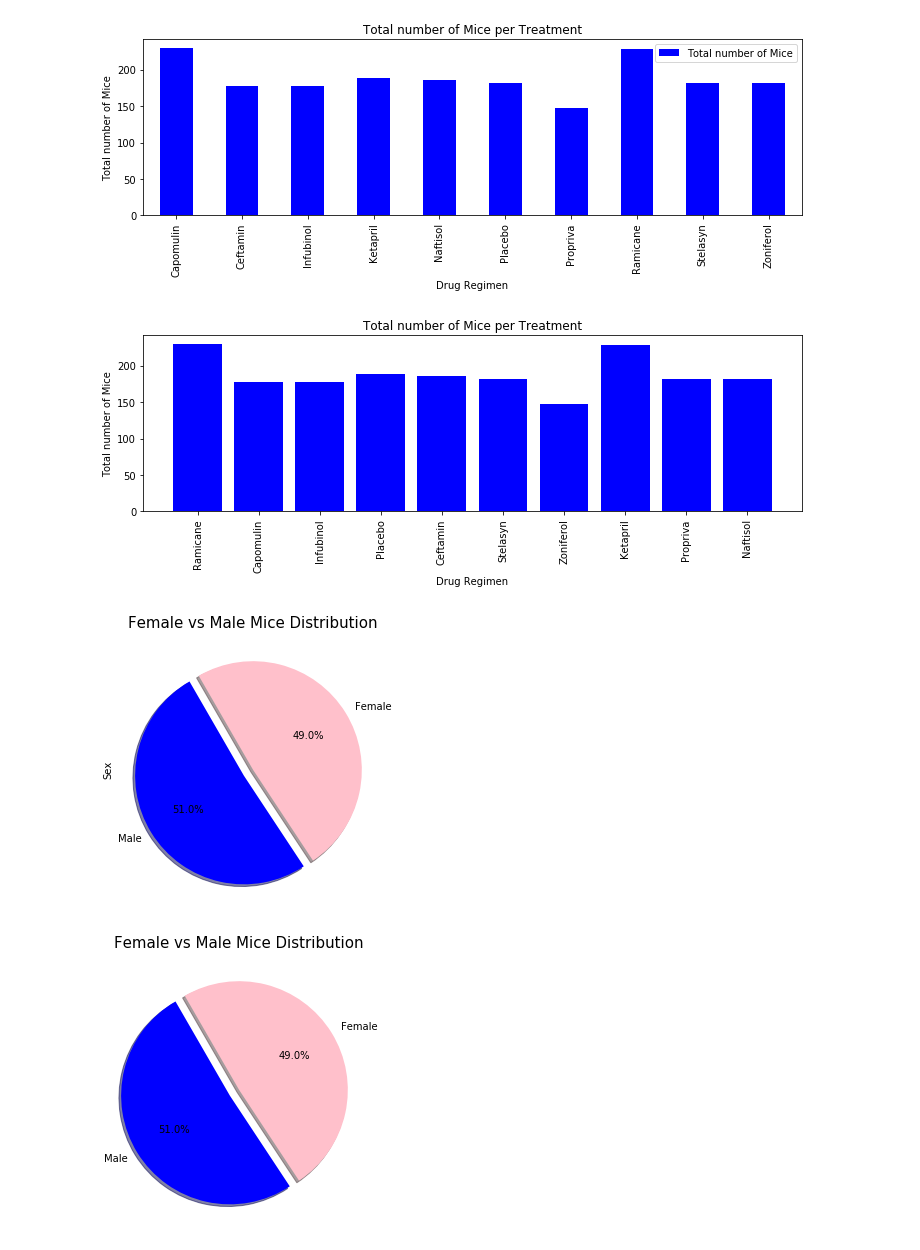
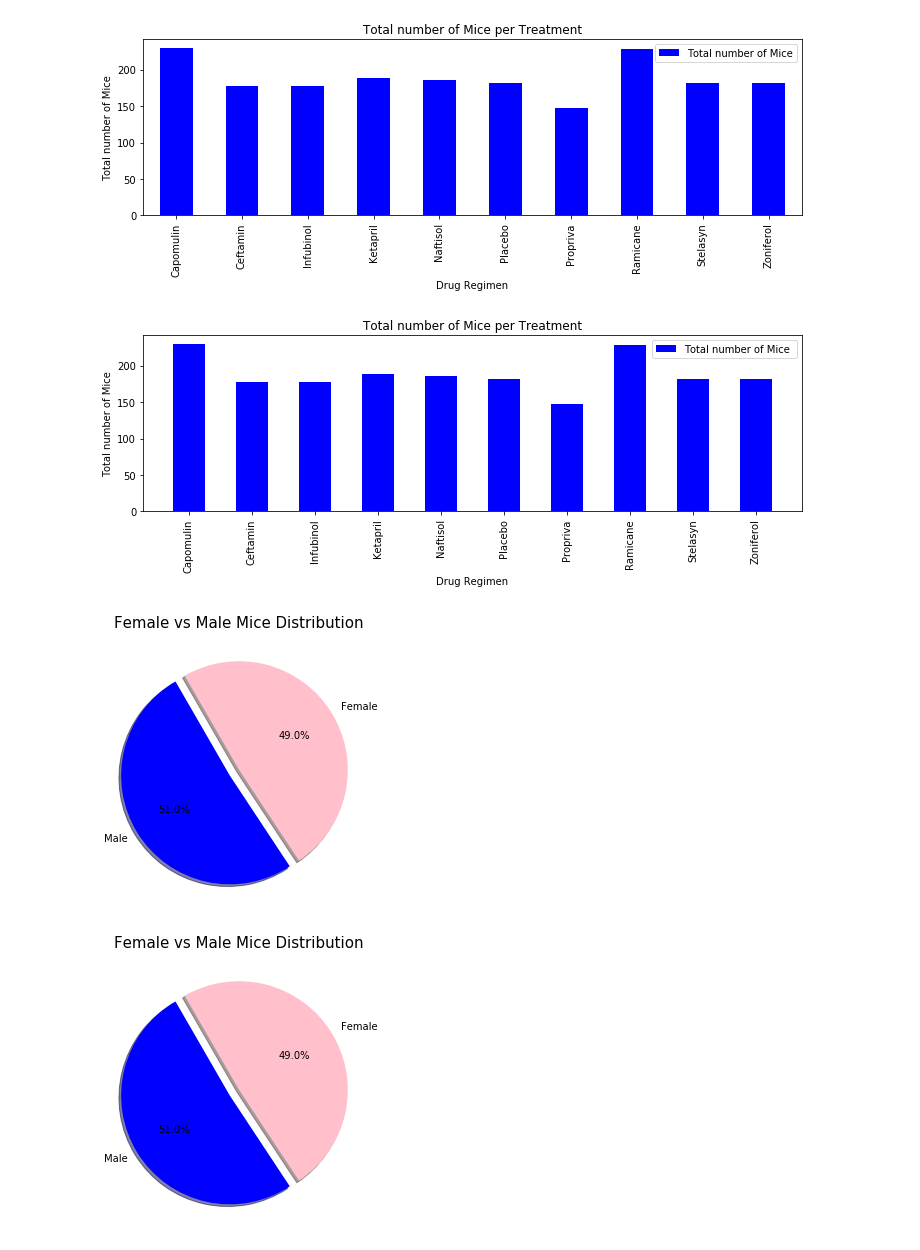
Before and after one commit to UoT-Bootcamp/Python-Matplotlib-Challenge, a Jupyter notebook: 05-Matplotlib_Homework_Instructions_Pymaceuticals_pymaceuticals_starter.ipynb, the cells around one changed output. Drawn from its saved outputs; the diff is of its cells as text; code cells hidden in the pictures.

```diff
--- a/05-Matplotlib_Homework_Instructions_Pymaceuticals_pymaceuticals_starter.ipynb
+++ b/05-Matplotlib_Homework_Instructions_Pymaceuticals_pymaceuticals_starter.ipynb
@@ -18,10 +18,10 @@ mouse_metadata = pd.read_csv(mouse_metadata_path)
 study_results = pd.read_csv(study_results_path)
 
 # Combine the data into a single dataset
-mouse_study_data_df = pd.merge(left= mouse_metadata, right = study_results, on = "Mouse ID", how = "outer")
+combined_df = pd.merge(left= mouse_metadata, right = study_results, on = "Mouse ID", how = "outer")
 
 # Display the data table for preview
-mouse_study_data_df.head()
+combined_df.head()
 # %% [output]
 |  | Mouse ID | Drug Regimen | Sex | Age_months | Weight (g) | Timepoint | Tumor Volume (mm3) | ... |
 | 0 | k403 | Ramicane | Male | 21 | 16 | 0 | 45.000000 | ... |
@@ -38,9 +38,9 @@ total_mice
 # %%
 # Getting the duplicate mice by ID number that shows up for Mouse ID and Timepoint.
 
-has_duplicate = mouse_study_data_df.duplicated(["Mouse ID", "Timepoint"])
+has_duplicate = combined_df.duplicated(["Mouse ID", "Timepoint"])
 
-duplicate_mouseid = mouse_study_data_df.loc[has_duplicate]
+duplicate_mouseid = combined_df.loc[has_duplicate]
 duplicate_mice = duplicate_mouseid["Mouse ID"].unique()
 duplicate_mice
 # %% [output]
@@ -60,7 +60,7 @@ all_duplicate_mouseid_df
 # %%
 # Create a clean DataFrame by dropping the duplicate mouse by its ID.
 
-clean_df = mouse_study_data_df.loc[mouse_study_data_df['Mouse ID'] != duplicate_mice[0], :]
+clean_df = combined_df.loc[combined_df['Mouse ID'] != duplicate_mice[0], :]
 clean_df.head()
 # %% [output]
 |  | Mouse ID | Drug Regimen | Sex | Age_months | Weight (g) | Timepoint | Tumor Volume (mm3) | ... |
@@ -133,9 +133,9 @@ single_groupby
 # %%
 # Generate a bar plot showing the total number of mice for each treatment throughout the course of the study using pandas.
 
-group_mice_treatment = clean_df.groupby("Drug Regimen")["Mouse ID"].count()
+grouped_mice_treatment = clean_df.groupby("Drug Regimen")["Mouse ID"].count()
 
-pandas_mice_treatment = group_mice_treatment.reset_index()
+pandas_mice_treatment = grouped_mice_treatment.reset_index()
 pandas_mice_treatment = pandas_mice_treatment.rename(columns = {"Mouse ID" : "Total number of Mice"})
 pandas_mice_treatment = pandas_mice_treatment.set_index("Drug Regimen")
 pandas_mice_treatment
@@ -164,28 +163,28 @@ plt.show()
 # %% [output]
 [figure]
 # %%
-# Generate a bar plot showing the total number of mice for each treatment throughout the course of the study using pyplot.
+# Generate a bar plot showing the total number of mice for each treatment throughout the course of the study using pyplot
 
 pandas_mice_treatment = pandas_mice_treatment.reset_index()
 
 x_axis = np.arange(0, len(pandas_mice_treatment["Drug Regimen"]))
 
-tick_name = ['Ramicane', 'Capomulin', 'Infubinol', 'Placebo', 'Ceftamin',
-             'Stelasyn', 'Zoniferol', 'Ketapril', 'Propriva', 'Naftisol']
+tick_name = ['Capomulin', 'Ceftamin', 'Infubinol', 'Ketapril','Naftisol', 'Placebo',
+             'Propriva', 'Ramicane', 'Stelasyn', 'Zoniferol' ]
 
 plt.figure(figsize=(10,4))
 
-plt.bar(x_axis, pandas_mice_treatment["Total number of Mice"], color = "blue", align = "center")
+plt.bar(x_axis, pandas_mice_treatment["Total number of Mice"], color = "blue", align = "center", width = 0.5)
 plt.xticks(x_axis, tick_name, rotation = "vertical")
-
+plt.legend(["Total number of Mice "], loc = "upper right")
 plt.title("Total number of Mice per Treatment")
 plt.xlabel("Drug Regimen")
 plt.ylabel("Total number of Mice")
 
 plt.tight_layout()
 plt.show()
 # %% [output]
-[figure, old version]
+[figure, new version]
 # %%
 # Generate a pie plot showing the distribution of female versus male mice using pandas
 color = ["blue", "pink"]
@@ -193,8 +192,9 @@ explode = [0.10, 0]
 mice_gender = clean_df["Sex"].value_counts()
 mice_gender.plot(kind = "pie", autopct="%1.1f%%", colors = color, explode = explode, shadow = True, startangle = 120, figsize = (5, 5))
 plt.title("Female vs Male Mice Distribution", fontsize = 15)
+plt.ylabel(None)
 plt.show()
 # %% [output]
-[figure, old version]
+[figure, new version]
 # %%
 # Generate a pie plot showing the distribution of female versus male mice using pyplot
```
Also changed, not shown: parts of 25 cells of this notebook.
